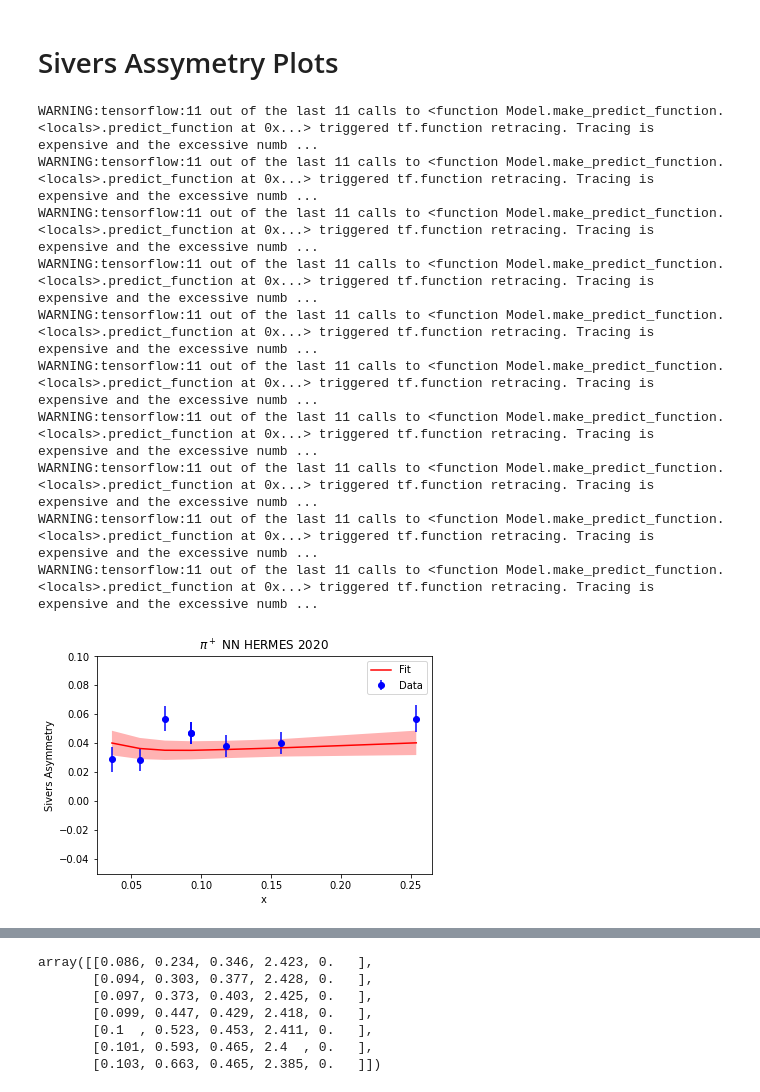
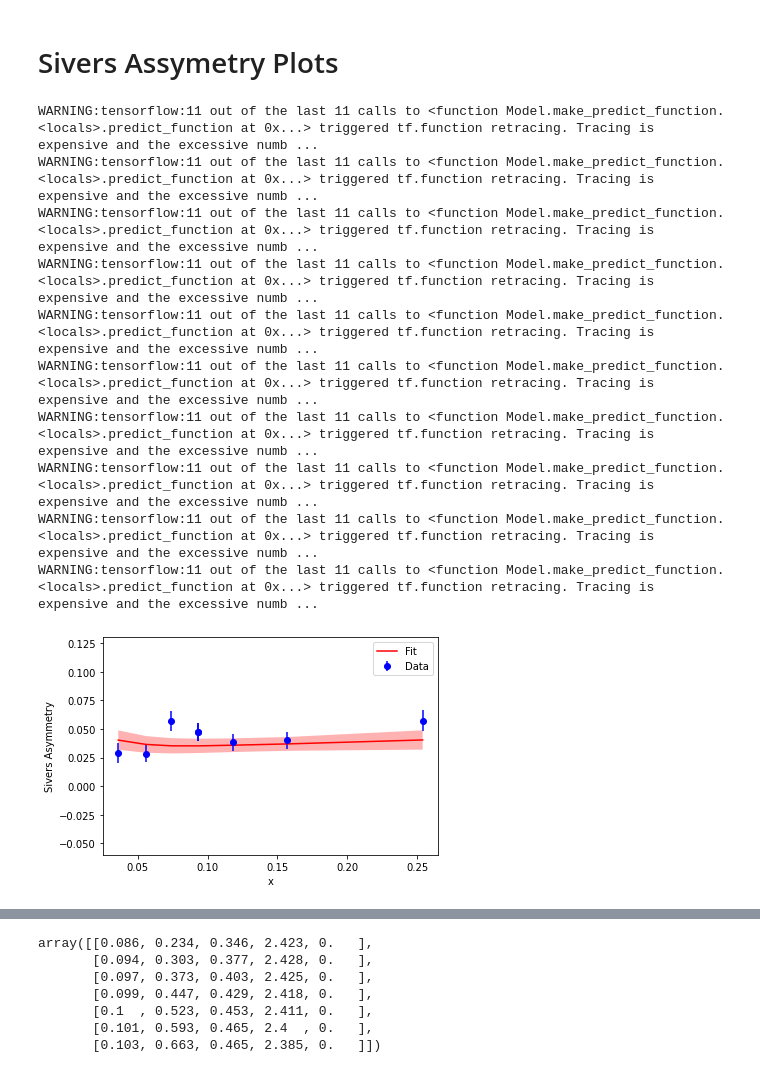
Before and after one commit to ncn6mq/Sivers, a Jupyter notebook: FinalPlots.ipynb, the cells around one changed output, grey strips where cells are left out. Saved outputs shown, nothing was run; the diff lists cells and outputs as text; code cells hidden in the pictures.

Commit message:
ann plots

```diff
--- a/FinalPlots.ipynb
+++ b/FinalPlots.ipynb
@@ -397,3 +399,5 @@ class DataANN(object):
 # %%
 def calc_yhat(model, X):
     return np.array([x[0] for x in model.predict(X)])
+# %%
+datann = DataANN()
@@ -425,23 +429,23 @@ def sivAsymPlot(df, hadron, ylim, title, savename, numSigma=2):
     #plt.plot(Xplt['x'], yhatplt, 'r',  label='yhat')
     plt.errorbar(Xplt['x'], yplt, yerr=errplt, fmt='bo', label='Data')
     plt.legend()
-    plt.title(title)
+    #plt.title(title)
     plt.ylim(ylim)
     plt.ylabel('Sivers Asymmetry')
     plt.xlabel('x')
     plt.savefig(savename)
 # %%
-sivAsymPlot(herm20, 'pi+', (-.05, .1), '$\pi^+$ NN HERMES 2020', 'Plot12.pdf')
+sivAsymPlot(herm20, 'pi+', (-.06, .13), '$\pi^+$ NN HERMES 2020', 'Plot12.pdf')
 # %% [output]
 WARNING:tensorflow:11 out of the last 11 calls to <function Model.make_predict_function.<locals>.predict_function at 0x...> triggered tf.function retracing. Tracing is expensive and the excessive numb ...
 WARNING:tensorflow:11 out of the last 11 calls to <function Model.make_predict_function.<locals>.predict_function at 0x...> triggered tf.function retracing. Tracing is expensive and the excessive numb ...
 WARNING:tensorflow:11 out of the last 11 calls to <function Model.make_predict_function.<locals>.predict_function at 0x...> triggered tf.function retracing. Tracing is expensive and the excessive numb ...
 WARNING:tensorflow:11 out of the last 11 calls to <function Model.make_predict_function.<locals>.predict_function at 0x...> triggered tf.function retracing. Tracing is expensive and the excessive numb ...
 WARNING:tensorflow:11 out of the last 11 calls to <function Model.make_predict_function.<locals>.predict_function at 0x...> triggered tf.function retracing. Tracing is expensive and the excessive numb ...
 WARNING:tensorflow:11 out of the last 11 calls to <function Model.make_predict_function.<locals>.predict_function at 0x...> triggered tf.function retracing. Tracing is expensive and the excessive numb ...
 WARNING:tensorflow:11 out of the last 11 calls to <function Model.make_predict_function.<locals>.predict_function at 0x...> triggered tf.function retracing. Tracing is expensive and the excessive numb ...
 WARNING:tensorflow:11 out of the last 11 calls to <function Model.make_predict_function.<locals>.predict_function at 0x...> triggered tf.function retracing. Tracing is expensive and the excessive numb ...
 WARNING:tensorflow:11 out of the last 11 calls to <function Model.make_predict_function.<locals>.predict_function at 0x...> triggered tf.function retracing. Tracing is expensive and the excessive numb ...
 WARNING:tensorflow:11 out of the last 11 calls to <function Model.make_predict_function.<locals>.predict_function at 0x...> triggered tf.function retracing. Tracing is expensive and the excessive numb ...
-[figure, old version]
+[figure, new version]
 # %%
```
Also changed, not shown: parts of 8 cells of this notebook, 5 other files.
